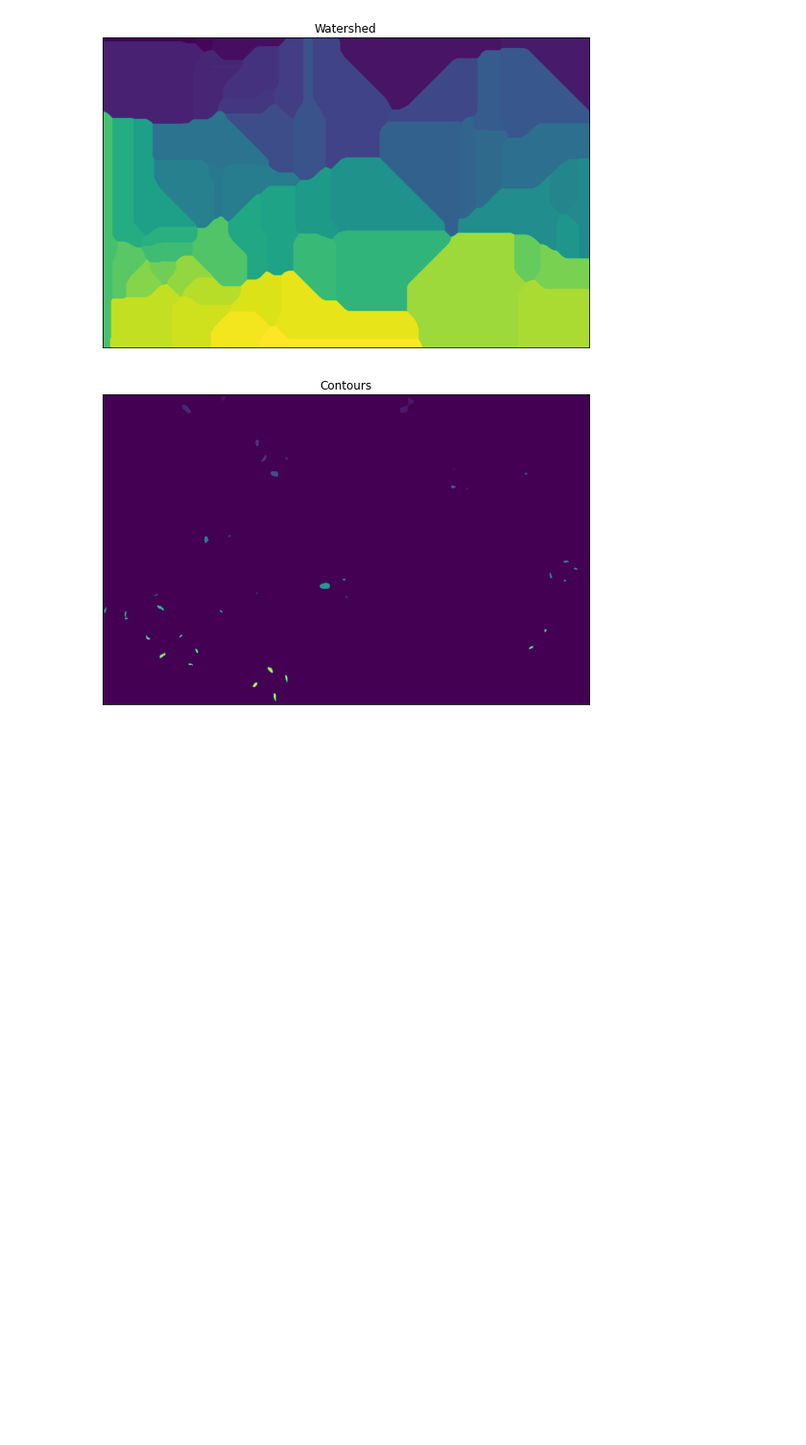
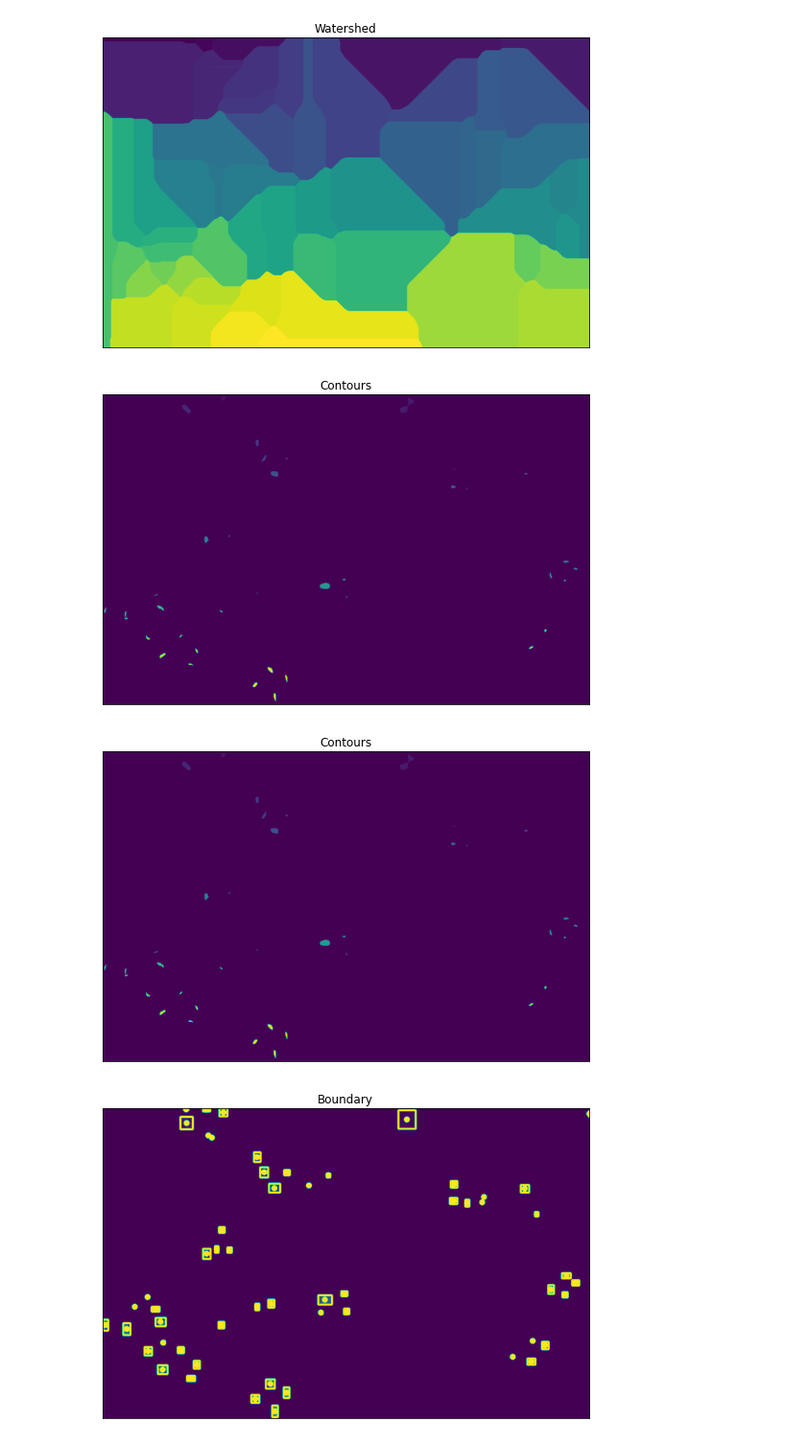
Before and after one commit to moates695/cs9517_Group_Project, a Jupyter notebook: mohamed/Segmentation01.ipynb, the cells around one changed output. Shown: that part at 96% size. Cells and saved outputs as stored; diff of their text form; code cells hidden in the pictures; blank space fills up the shorter version.

Commit message:
Boundary

```diff
--- a/mohamed/Segmentation01.ipynb
+++ b/mohamed/Segmentation01.ipynb
@@ -159,3 +172,14 @@ pre_processing2(gray_img)
 [figure]
 [figure]
 [figure]
+# %%
+# Boundary
+
+for i in img_list:
+    cur_img = cv2.imread(f'/Users/muqaddis/Documents/COMP9517/GroupProject/Sequences/01/{i}', 1)
+
+gray_img = cv2.cvtColor(cur_img, cv2.COLOR_BGR2GRAY)
+pre_processing2(gray_img)
+# %% [output]
+[figure, added]
+[figure, added]
```
Also changed, not shown: parts of 1 cell of this notebook.
